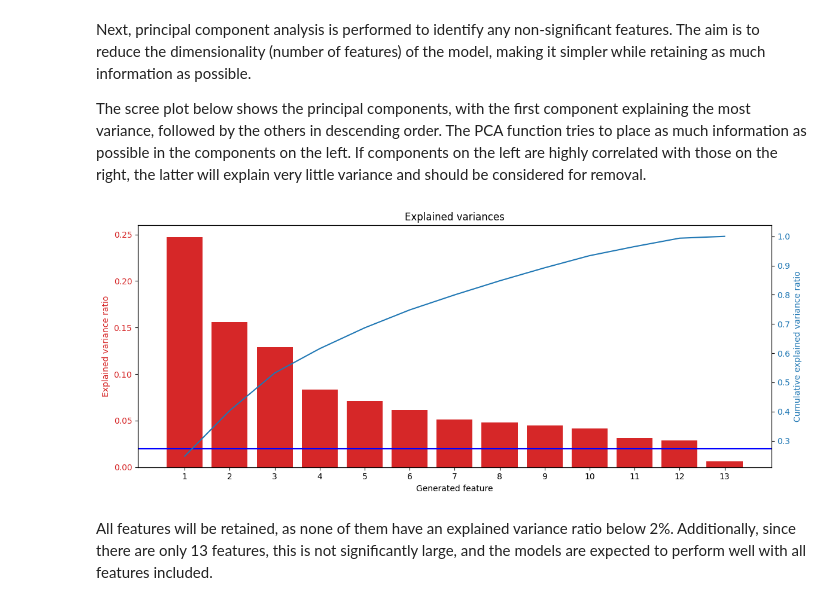
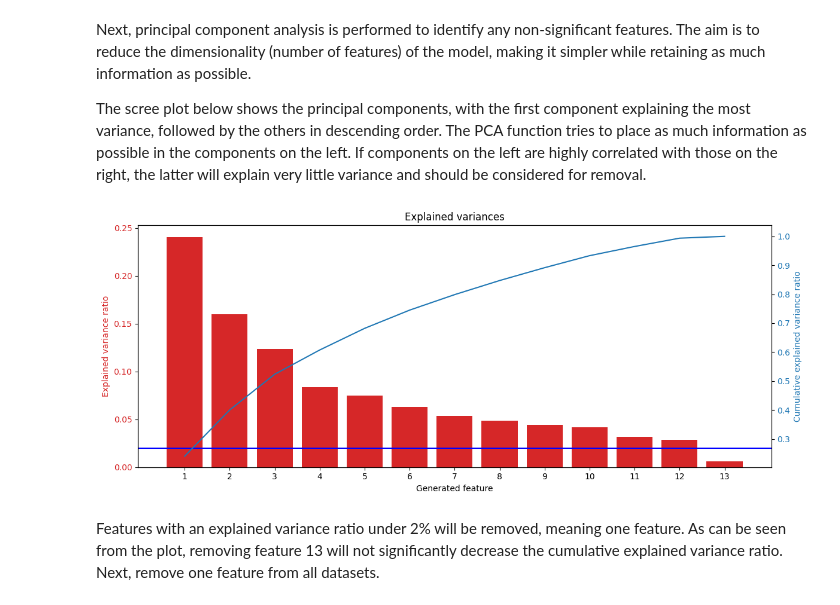
Before and after one commit to oonas21/Online-education-ML-project, a Jupyter notebook: notebook.ipynb, the cells around one changed output. Cells and saved outputs as stored; diff of their text form; code cells hidden in the pictures.

```diff
--- a/notebook.ipynb
+++ b/notebook.ipynb
@@ -189,35 +189,35 @@ Next, principal component analysis is performed to identify any non-significant
 
 The scree plot below shows the principal components, with the first component explaining the most variance, followed by the others in descending order. The PCA function tries to place as much information as possible in the components on the left. If components on the left are highly correlated with those on the right, the latter will explain very little variance and should be considered for removal.
 # %%
-# use all features the data
-N = len(scaled_data_frame.columns) - 1
+# use all features the training data
+N = len(X_train.columns)
 pca = PCA(n_components=N)
-pca.fit(scaled_data_frame)
+X_train_reduced = pca.fit_transform(X_train)
 
 # scree plot
 fig, ax1 = plt.subplots(figsize=(12, 5))
 color = 'tab:red'
 ax1.bar(1+np.arange(N), pca.explained_variance_ratio_, color=color)
 ax1.set_xticks(1+np.arange(N))
 ax1.tick_params(axis='y', labelcolor=color)
 plt.title("Explained variances")
 ax1.set_ylabel("Explained variance ratio", color=color)
 ax1.set_xlabel("Generated feature")
 
 # a line indicating an explained variance ratio below 2%
 plt.axhline(y = 0.02, color = 'b', linestyle = '-')
 
 # plot cumulative explained variance ratio
 # indicates how much information is retained when including the corresponding feature in the model
 ax2 = ax1.twinx()
 color = 'tab:blue'
 ax2.tick_params(axis='y', labelcolor=color)
 ax2.plot(1+np.arange(N), np.cumsum(pca.explained_variance_ratio_), color=color)
 ax2.set_ylabel("Cumulative explained variance ratio", color=color)
 
 fig.tight_layout()
 plt.show()
 # %% [output]
-[figure, old version]
+[figure, new version]
-# %% [markdown]
-All features will be retained, as none of them have an explained variance ratio below 2%. Additionally, since there are only 13 features, this is not significantly large, and the models are expected to perform well with all features included.
+# %% [markdown]
+Features with an explained variance ratio under 2% will be removed, meaning one feature. As can be seen from the plot, removing feature 13 will not significantly decrease the cumulative explained variance ratio. Next, remove one feature from all datasets.
```
Also changed, not shown: parts of 1 cell of this notebook.
